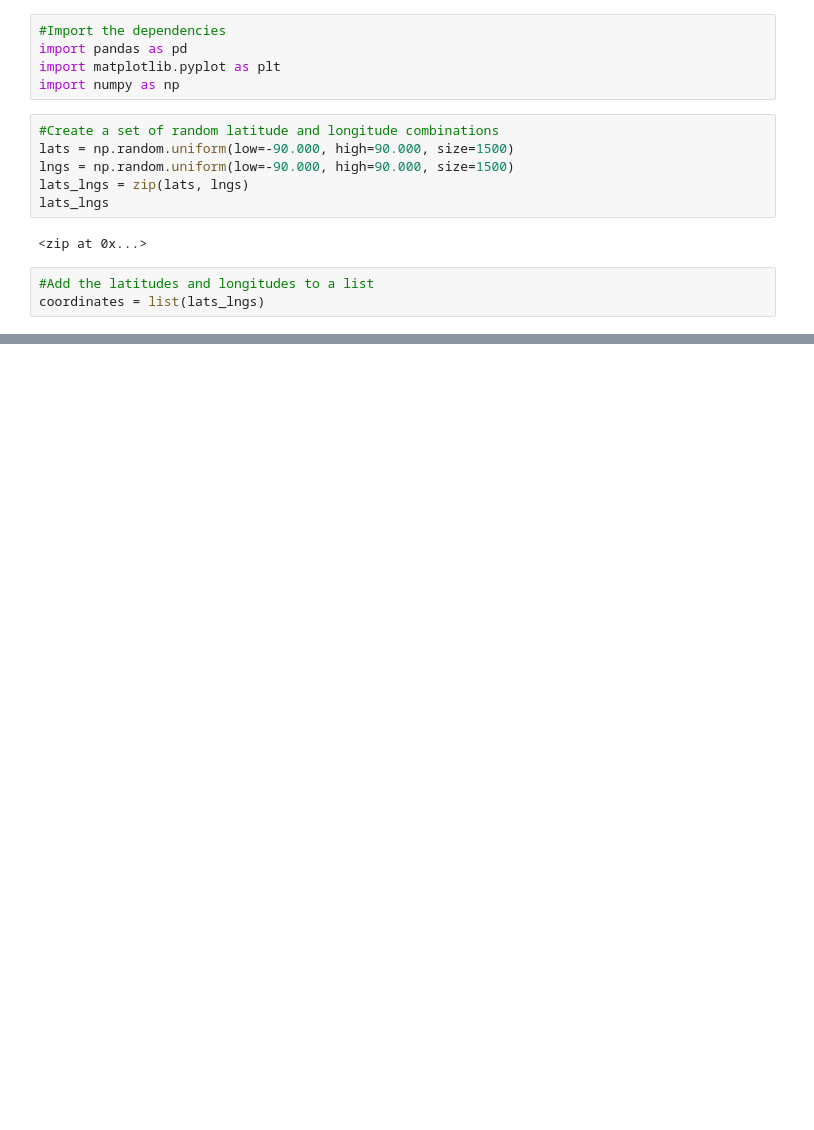
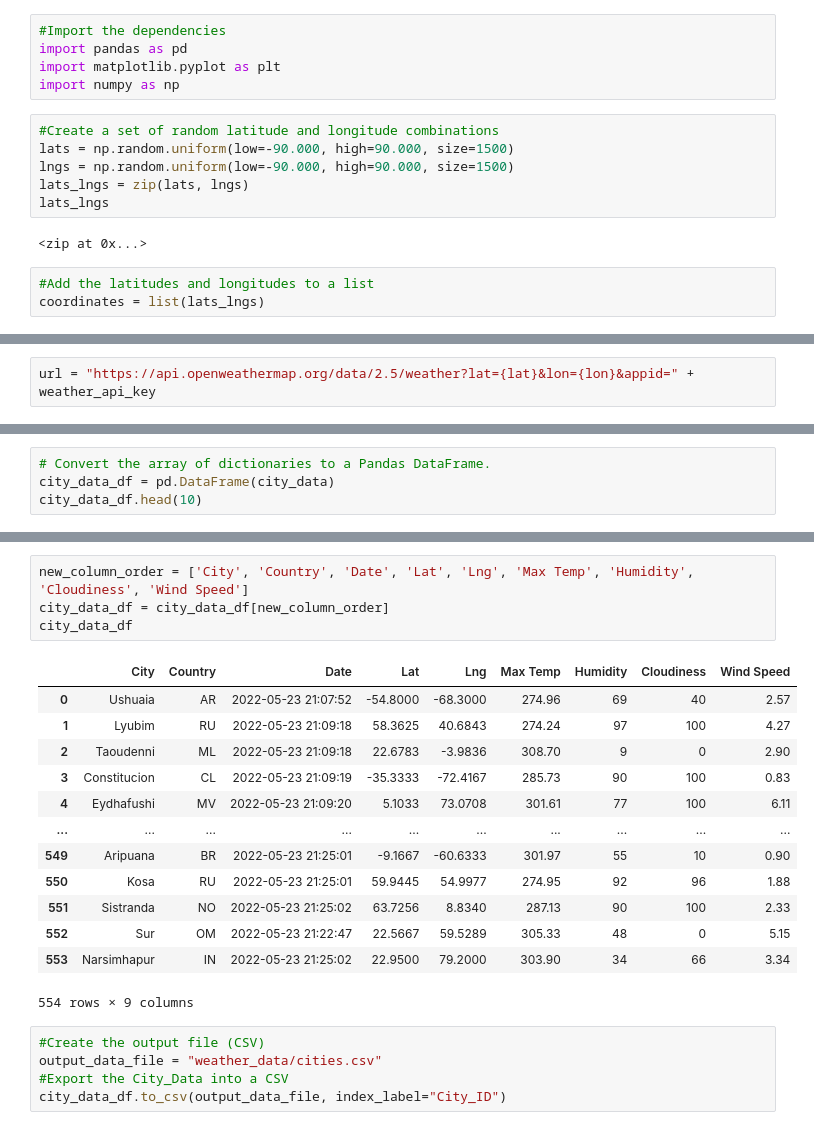
Before and after one commit to carinaediaz/world_weather_analysis, a Jupyter notebook: WeatherPy.ipynb, the cells around one changed output, grey strips where cells are left out. Cells and saved outputs as stored; diff of their text form; blank space fills up the shorter version.

Commit message:
created dataframe and csv

```diff
--- a/WeatherPy.ipynb
+++ b/WeatherPy.ipynb
@@ -56,0 +66,2 @@ len(cities)
+# %%
+url = "https://api.openweathermap.org/data/2.5/weather?lat={lat}&lon={lon}&appid=" + weather_api_key
@@ -56,0 +153,4 @@ len(cities)
+# %%
+# Convert the array of dictionaries to a Pandas DataFrame.
+city_data_df = pd.DataFrame(city_data)
+city_data_df.head(10)
@@ -56,0 +169,23 @@ len(cities)
+# %%
+new_column_order = ['City', 'Country', 'Date', 'Lat', 'Lng', 'Max Temp', 'Humidity', 'Cloudiness', 'Wind Speed']
+city_data_df = city_data_df[new_column_order]
+city_data_df
+# %% [output]
+|  | City | Country | Date | Lat | Lng | Max Temp | Humidity | Cloudiness | Wind Speed |
+| 0 | Ushuaia | AR | 2022-05-23 21:07:52 | -54.8000 | -68.3000 | 274.96 | 69 | 40 | 2.57 |
+| 1 | Lyubim | RU | 2022-05-23 21:09:18 | 58.3625 | 40.6843 | 274.24 | 97 | 100 | 4.27 |
+| 2 | Taoudenni | ML | 2022-05-23 21:09:18 | 22.6783 | -3.9836 | 308.70 | 9 | 0 | 2.90 |
+| 3 | Constitucion | CL | 2022-05-23 21:09:19 | -35.3333 | -72.4167 | 285.73 | 90 | 100 | 0.83 |
+| 4 | Eydhafushi | MV | 2022-05-23 21:09:20 | 5.1033 | 73.0708 | 301.61 | 77 | 100 | 6.11 |
+| ... | ... | ... | ... | ... | ... | ... | ... | ... | ... |
+| 549 | Aripuana | BR | 2022-05-23 21:25:01 | -9.1667 | -60.6333 | 301.97 | 55 | 10 | 0.90 |
+| 550 | Kosa | RU | 2022-05-23 21:25:01 | 59.9445 | 54.9977 | 274.95 | 92 | 96 | 1.88 |
+| 551 | Sistranda | NO | 2022-05-23 21:25:02 | 63.7256 | 8.8340 | 287.13 | 90 | 100 | 2.33 |
+| 552 | Sur | OM | 2022-05-23 21:22:47 | 22.5667 | 59.5289 | 305.33 | 48 | 0 | 5.15 |
+| 553 | Narsimhapur | IN | 2022-05-23 21:25:02 | 22.9500 | 79.2000 | 303.90 | 34 | 66 | 3.34 |
+554 rows × 9 columns
+# %%
+#Create the output file (CSV)
+output_data_file = "weather_data/cities.csv"
+#Export the City_Data into a CSV
+city_data_df.to_csv(output_data_file, index_label="City_ID")
```
Also changed, not shown: parts of 8 cells of this notebook, 1 other file.
